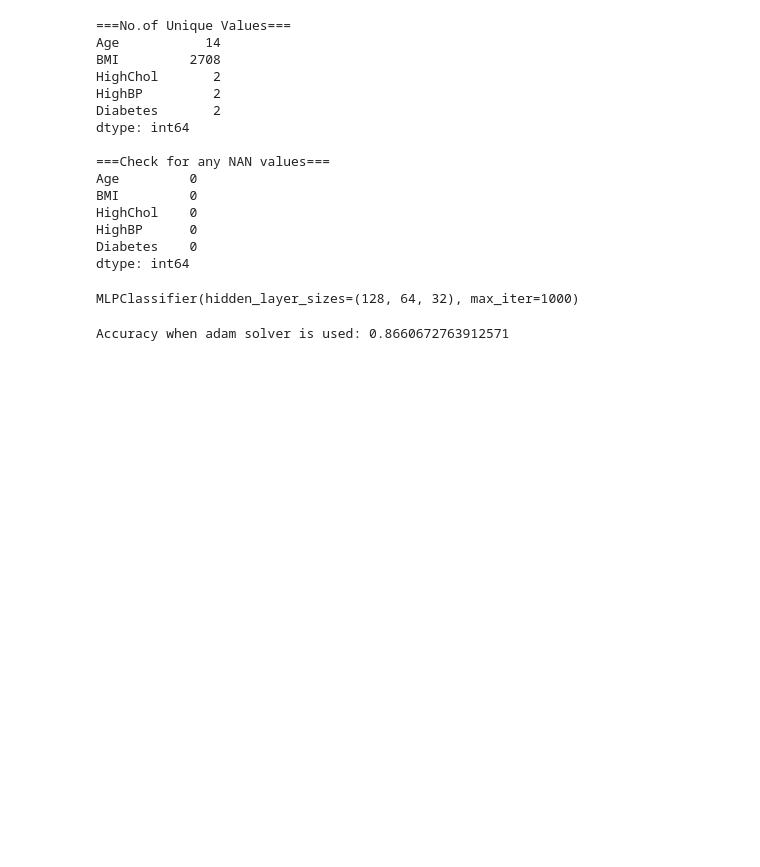
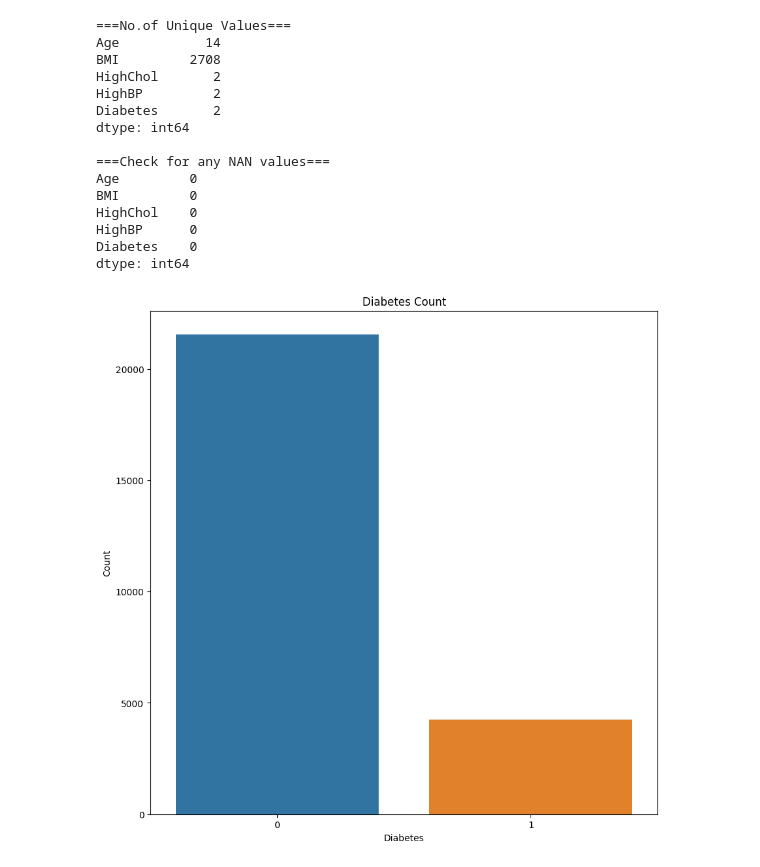
Before and after one commit to pdpavandesai/MergingDiabetesData, a Jupyter notebook: ModelBuilding_WithoutClinicalFeatures.ipynb, the cells around one changed output. Saved outputs shown, nothing was run; the diff lists cells and outputs as text; code cells hidden in the pictures; blank space fills up the shorter version.

```diff
--- a/ModelBuilding_WithoutClinicalFeatures.ipynb
+++ b/ModelBuilding_WithoutClinicalFeatures.ipynb
@@ -77,6 +77,15 @@ HighChol    0
 HighBP      0
 Diabetes    0
 dtype: int64
+# %%
+plt.figure(figsize=(10,10))
+sns.countplot(data=fmds_copy, x='Diabetes')
+plt.title('Diabetes Count')
+plt.xlabel('Diabetes')
+plt.ylabel('Count')
+plt.show()
+# %% [output]
+[figure, added]
 # %%
 # Splitting data into training & testing data
 X_train, X_test, y_train, y_test = train_test_split(fmds_copy.drop('Diabetes', axis=1), fmds_copy['Diabetes'], test_size=0.25, random_state=42)
@@ -86,11 +91,0 @@ model = MLPClassifier(hidden_layer_sizes=(128, 64, 32), activation='relu', solve
-# %%
-# Training the model
-model.fit(X_train, y_train)
-# %% [output]
-MLPClassifier(hidden_layer_sizes=(128, 64, 32), max_iter=1000)
-# %%
-# Evaluate model on test set
-accuracy = model.score(X_test, y_test)
-print('Accuracy when ''adam'' solver is used:', accuracy)
-# %% [output]
-Accuracy when adam solver is used: 0.8660672763912571
```
Also changed, not shown: parts of 4 cells of this notebook.
